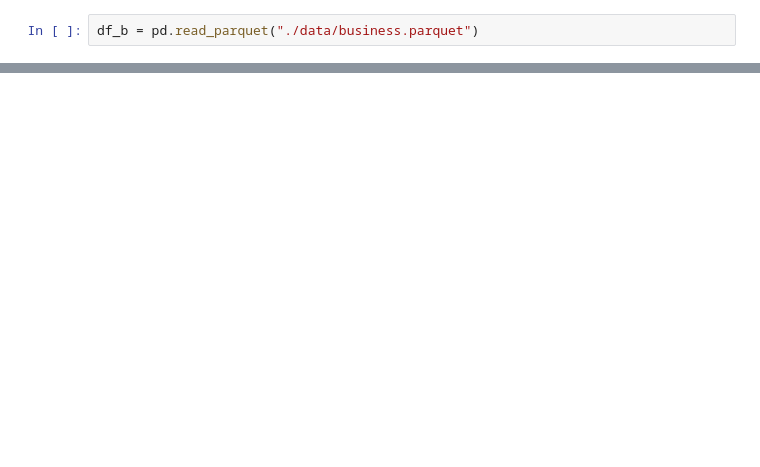
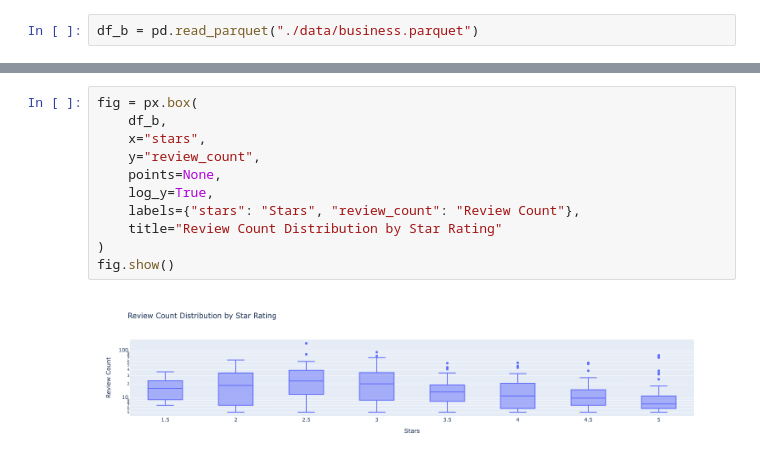
Before and after one commit to SebasJacome/fl-gyms-bi, a Jupyter notebook: data_understanding.ipynb, the cells around one changed output, grey strips where cells are left out. Saved outputs shown, nothing was run; the diff lists cells and outputs as text; blank space fills up the shorter version.

Commit message:
Making visualizations for business.parquet, updating requirements.txt

```diff
--- a/data_understanding.ipynb
+++ b/data_understanding.ipynb
@@ -33,0 +92,13 @@ df_b.shape
+# %%
+fig = px.box(
+    df_b,
+    x="stars",
+    y="review_count",
+    points=None,
+    log_y=True,
+    labels={"stars": "Stars", "review_count": "Review Count"},
+    title="Review Count Distribution by Star Rating"
+)
+fig.show()
+# %% [output]
+[figure, added]
```
Also changed, not shown: parts of 13 cells of this notebook, 2 other files.
